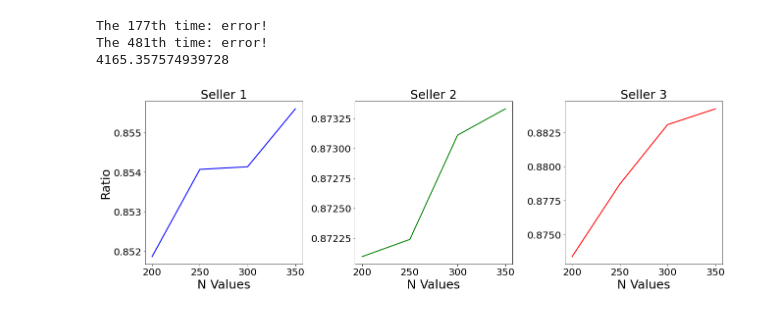
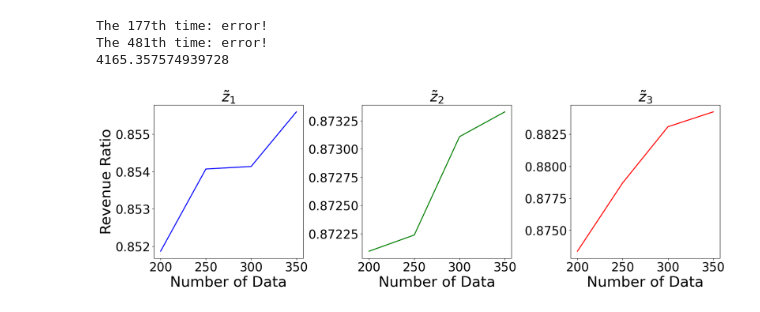
Before and after one commit to JialeHan22/Conformal-Online-Auction-Design, a Jupyter notebook: eBay_real_data.ipynb, the cells around one changed output. Drawn from its saved outputs; the diff is of its cells as text; code cells hidden in the pictures.

```diff
--- a/eBay_real_data.ipynb
+++ b/eBay_real_data.ipynb
@@ -552,41 +528,35 @@ payment_sa = np.array(results_sa["payment"])
 max_welfare_sa = np.array(results_sa["max_welfare"])
 proportion_sa = payment_sa / max_welfare_sa
 # %%
-# Adjusting the plotting approach based on the updated requirement to plot 1x3 subplots
 N_values = [200,250,300,350]
 fig, axes = plt.subplots(1, 3, figsize=(18, 6))  # 1 row, 3 columns of plots
 
-# Plotting for scenario 1 on the first subplot
 axes[0].plot(N_values, proportion_s_1, label="2nd Best Price", linewidth=2, color='blue')
-axes[0].set_title("Seller 1",fontsize=25)
-axes[0].set_xlabel("N Values",fontsize=25)
-axes[0].set_ylabel("Ratio",fontsize=25)
-axes[0].tick_params(axis='both', labelsize=20)
+axes[0].set_title(r"$\tilde{z}_1$",fontsize=30)
+axes[0].set_xlabel("Number of Data",fontsize=30)
+axes[0].set_ylabel("Revenue Ratio",fontsize=30)
+axes[0].tick_params(axis='both', labelsize=25)
 axes[0].locator_params(axis='y', nbins=6)
 axes[0].grid(False)
 
-# Plotting for scenario 2 on the second subplot
 axes[1].plot(N_values, proportion_m, label="2nd Best Price", linewidth=2, color='green')
-axes[1].set_title("Seller 2",fontsize=25)
-axes[1].set_xlabel("N Values",fontsize=25)
-axes[1].tick_params(axis='both', labelsize=20)
+axes[1].set_title(r"$\tilde{z}_2$",fontsize=30)
+axes[1].set_xlabel("Number of Data",fontsize=30)
+axes[1].tick_params(axis='both', labelsize=25)
 axes[1].locator_params(axis='y', nbins=6)
 #axes[1].set_ylabel("Ratio")
 axes[1].grid(False)
 
-# Plotting for scenario 3 on the third subplot
 axes[2].plot(N_values, proportion_sa, label="2nd Best Price", linewidth=2, color='red')
-axes[2].set_title("Seller 3",fontsize=25)
-axes[2].set_xlabel("N Values",fontsize=25)
-axes[2].tick_params(axis='both', labelsize=20)
+axes[2].set_title(r"$\tilde{z}_3$",fontsize=30)
+axes[2].set_xlabel("Number of Data",fontsize=30)
+axes[2].tick_params(axis='both', labelsize=25)
 axes[2].locator_params(axis='y', nbins=5)
 #axes[2].set_ylabel("Ratio")
 axes[2].grid(False)
-
 # Adjusting layout for better spacing
 plt.tight_layout()
 
-# Show plot
 plt.show()
 # %% [output]
-[figure, old version]
+[figure, new version]
```
Also changed, not shown: parts of 4 cells of this notebook.
